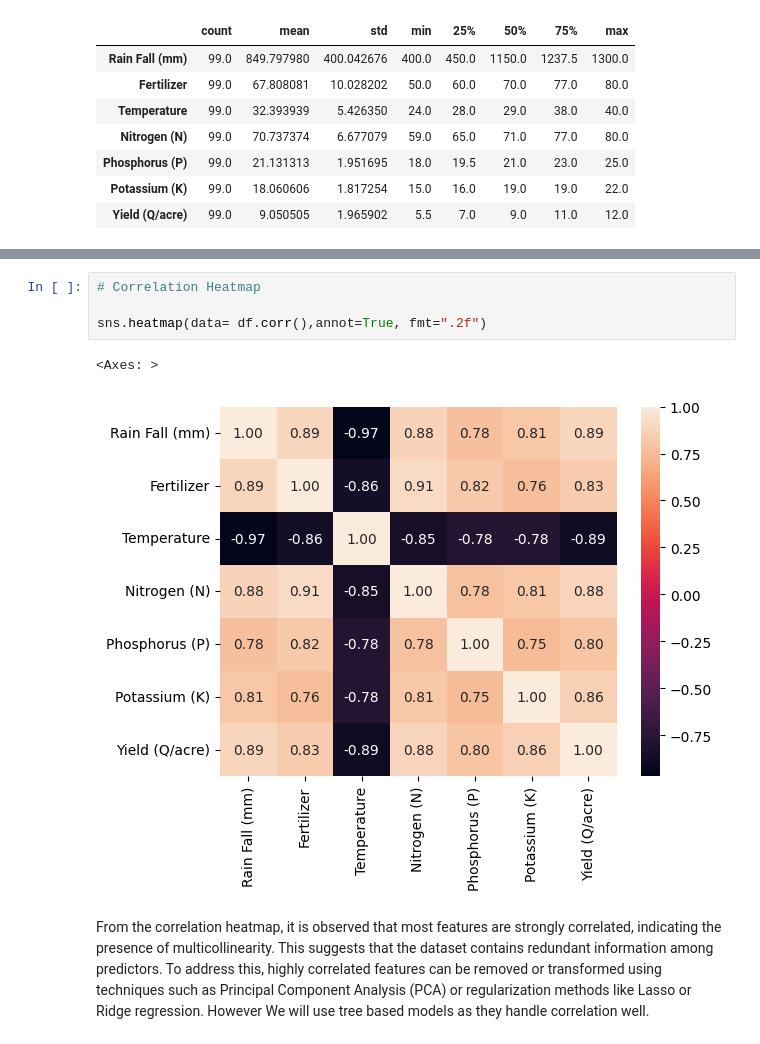
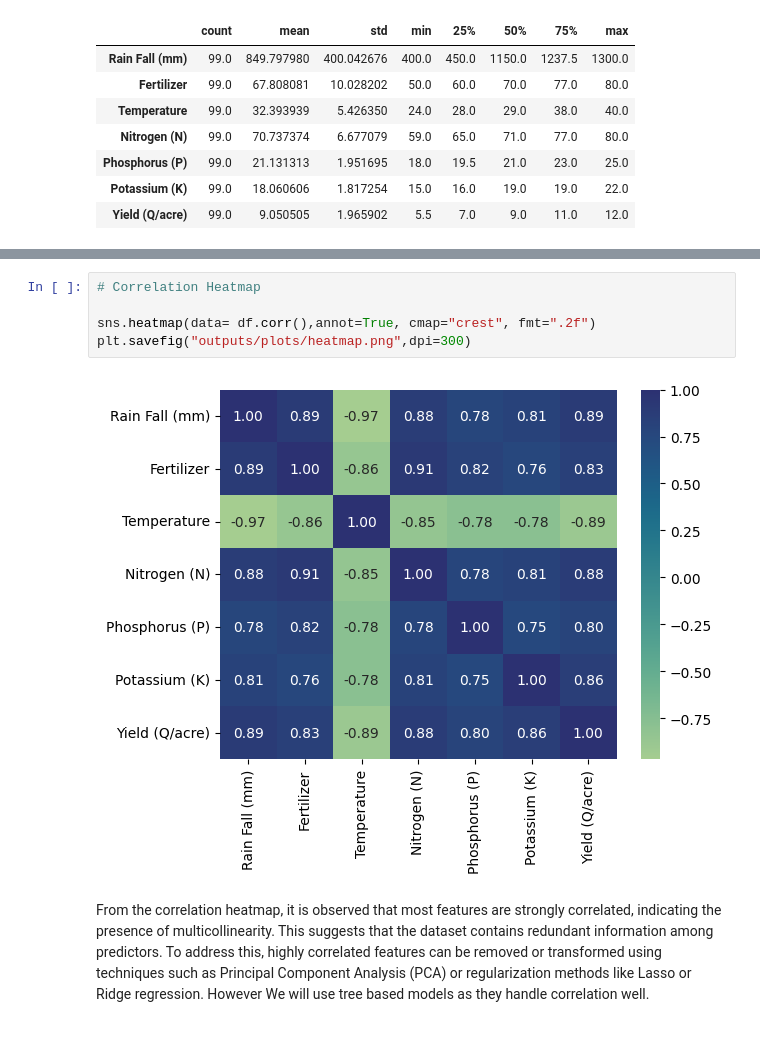
Before and after one commit to Swapnil-Memane/Crop-Yield-Prediction, a Jupyter notebook: EDA_model_prediction.ipynb, the cells around one changed output, grey strips where cells are left out. Cells and saved outputs as stored; diff of their text form.

```diff
--- a/EDA_model_prediction.ipynb
+++ b/EDA_model_prediction.ipynb
@@ -180,10 +182,10 @@ plt.show()
 # %%
 # Correlation Heatmap
 
-sns.heatmap(data= df.corr(),annot=True, fmt=".2f")
+sns.heatmap(data= df.corr(),annot=True, cmap="crest", fmt=".2f")
+plt.savefig("outputs/plots/heatmap.png",dpi=300)
 # %% [output]
-<Axes: >
-[figure, old version]
+[figure, new version]
 # %% [markdown]
 From the correlation heatmap, it is observed that most features are strongly correlated, indicating the presence of multicollinearity. This suggests that the dataset contains redundant information among predictors. To address this, highly correlated features can be removed or transformed using techniques such as Principal Component Analysis (PCA) or regularization methods like Lasso or Ridge regression. However We will use tree based models as they handle correlation well.
 # %%
```
Also changed, not shown: parts of 8 cells of this notebook, 7 other files.
